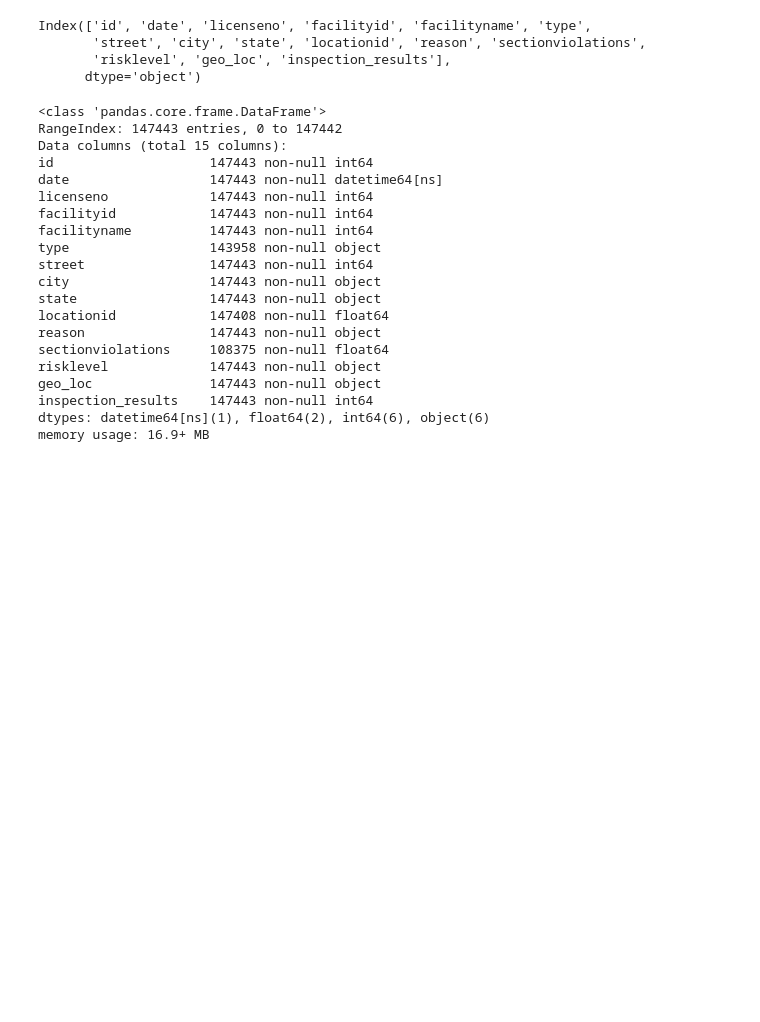
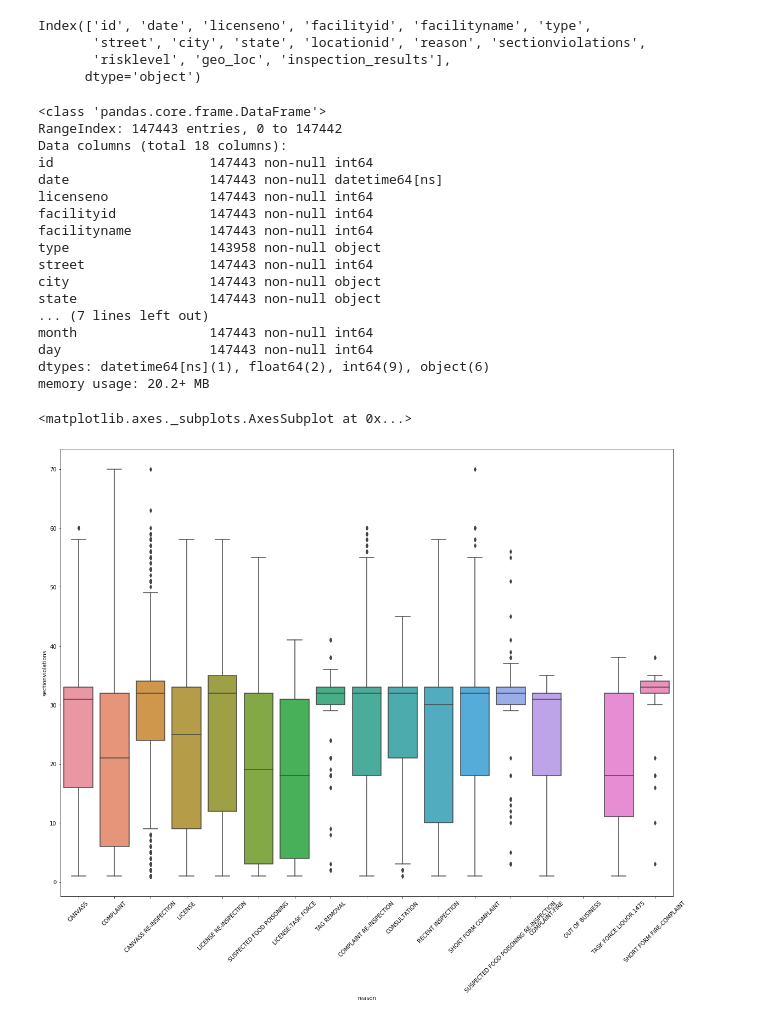
Before and after one commit to adamiqshan/MachineHack_Food_Quality_Inspection, a Jupyter notebook: Food Quality.ipynb, the cells around one changed output. Drawn from its saved outputs; the diff is of its cells as text; code cells hidden in the pictures; blank space fills up the shorter version.

```diff
--- a/Food Quality.ipynb
+++ b/Food Quality.ipynb
@@ -161,12 +156,16 @@ for i in indexes:
     df.iloc[i,1] = df.iloc[i,1].replace('29-02','01-03')
 # %%
 df['date'] = pd.to_datetime(df.date, format='%d-%m-%Y')
+# %%
+df['year'] = df.date.dt.year
+df['month'] = df.date.dt.month
+df['day'] = df.date.dt.day
 # %%
 df.info()
 # %% [output]
 <class 'pandas.core.frame.DataFrame'>
 RangeIndex: 147443 entries, 0 to 147442
-Data columns (total 15 columns):
+Data columns (total 18 columns):
 id                    147443 non-null int64
 date                  147443 non-null datetime64[ns]
 licenseno             147443 non-null int64
@@ -176,14 +175,11 @@ type                  143958 non-null object
 street                147443 non-null int64
 city                  147443 non-null object
 state                 147443 non-null object
-locationid            147408 non-null float64
-reason                147443 non-null object
-sectionviolations     108375 non-null float64
-risklevel             147443 non-null object
-geo_loc               147443 non-null object
-inspection_results    147443 non-null int64
-dtypes: datetime64[ns](1), float64(2), int64(6), object(6)
-memory usage: 16.9+ MB
+... (7 lines left out)
+month                 147443 non-null int64
+day                   147443 non-null int64
+dtypes: datetime64[ns](1), float64(2), int64(9), object(6)
+memory usage: 20.2+ MB
 # %%
 df['type'] = df.groupby('facilityname')['type'].ffill()
 df['type'] = df.groupby('facilityname')['type'].bfill()
@@ -217,8 +213,18 @@ df.loc[~df.type.isin(lst),'type'] = 'OTHER OUTLETS'
 # %%
 df['city'] = df.city.str.replace(r'[^0-9]','').astype('int')
 df['state'] = df.state.str.replace(r'[^0-9]','').astype('int')
+
+df['geo_loc'] = df.geo_loc.str.replace(r'[a-zA-Z]','').astype('int')
 # %%
 #df['sectionviolations'].fillna(df.groupby('facilityname')['sectionviolations'].agg(pd.Series.mode),
                                                         #inplace=True)
 #df['sectionviolations'].fillna(df.groupby('reason')['sectionviolations'].agg(pd.Series.mode),
                                                         #inplace=True)
+# %%
+#can we impute sectionviolations with mode value of reasons column?
+plt.figure(figsize=(20,15))
+plt.xticks(rotation=45)
+sns.boxplot(x='reason', y='sectionviolations', data=df)
+# %% [output]
+<matplotlib.axes._subplots.AxesSubplot at 0x...>
+[figure, added]
```
Also changed, not shown: parts of 4 cells of this notebook.
